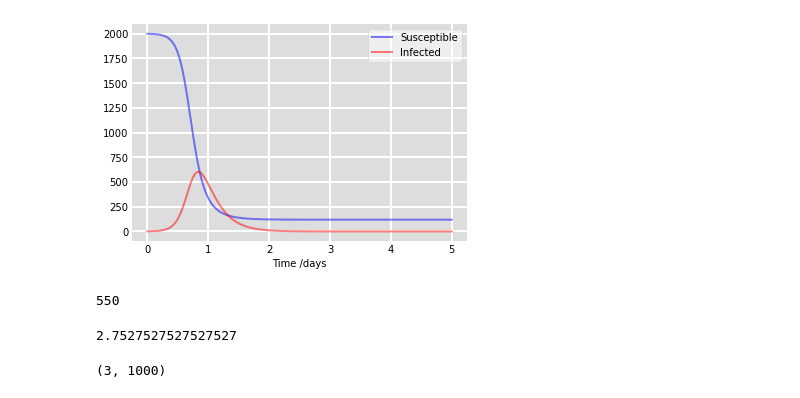
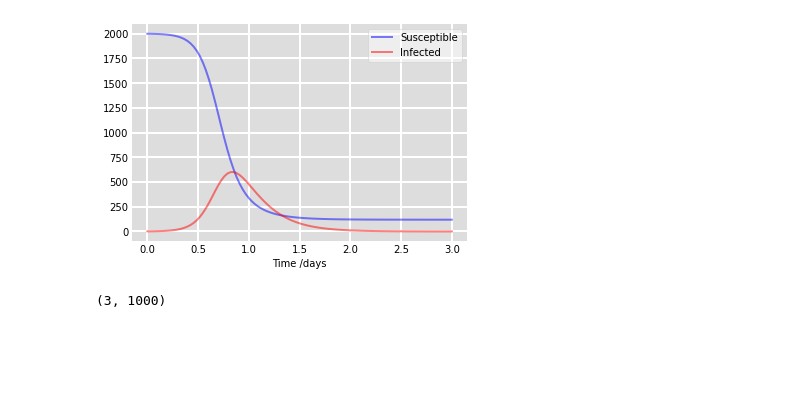
Before and after one commit to Shaier/DINN, a Jupyter notebook: generate_date.ipynb, the cells around one changed output. Saved outputs shown, nothing was run; the diff lists cells and outputs as text; code cells hidden in the pictures; blank space fills up the shorter version.

```diff
--- a/generate_date.ipynb
+++ b/generate_date.ipynb
@@ -12,47 +12,39 @@ S0 = 2000
 # Contact rate, beta, and mean recovery rate, mu.
 beta, mu = 0.0075, 5
 # A grid of time points (in days)
-t = np.linspace(0, 5, 1000)
+t = np.linspace(0, 3, 100)
 
 # The SIR model differential equations.
 def deriv(y, t, N, beta, mu):
     S, I = y
     dSdt = -beta * S * I
     dIdt = beta * S * I - mu * I
     return dSdt, dIdt
 
 # Initial conditions vector
 y0 = S0, I0
 # Integrate the SIR equations over the time grid, t.
 ret = odeint(deriv, y0, t, args=(N, beta, mu))
 S, I = ret.T
 
 # Plot the data on two separate curves for S(t), I(t)
 fig = plt.figure(facecolor='w')
 ax = fig.add_subplot(111, facecolor='#dddddd', axisbelow=True)
 ax.plot(t, S, 'b', alpha=0.5, lw=2, label='Susceptible')
 ax.plot(t, I, 'r', alpha=0.5, lw=2, label='Infected')
 ax.set_xlabel('Time /days')
 #ax.set_ylabel('Number (1000s)')
 #ax.set_ylim(0,1.2)
 ax.yaxis.set_tick_params(length=0)
 ax.xaxis.set_tick_params(length=0)
 ax.grid(b=True, which='major', c='w', lw=2, ls='-')
 legend = ax.legend()
 legend.get_frame().set_alpha(0.5)
 for spine in ('top', 'right', 'bottom', 'left'):
     ax.spines[spine].set_visible(False)
 plt.show()
 # %% [output]
-[figure, old version]
+[figure, new version]
-# %%
-np.where(I<0.5)[0][0]
-# %% [output]
-550
-# %%
-t[550]
-# %% [output]
-2.7527527527527527
 # %%
 #save to csv file
 a = np.asarray([t, S, I ])
```
Also changed, not shown: parts of 5 cells of this notebook, 4 other files.
